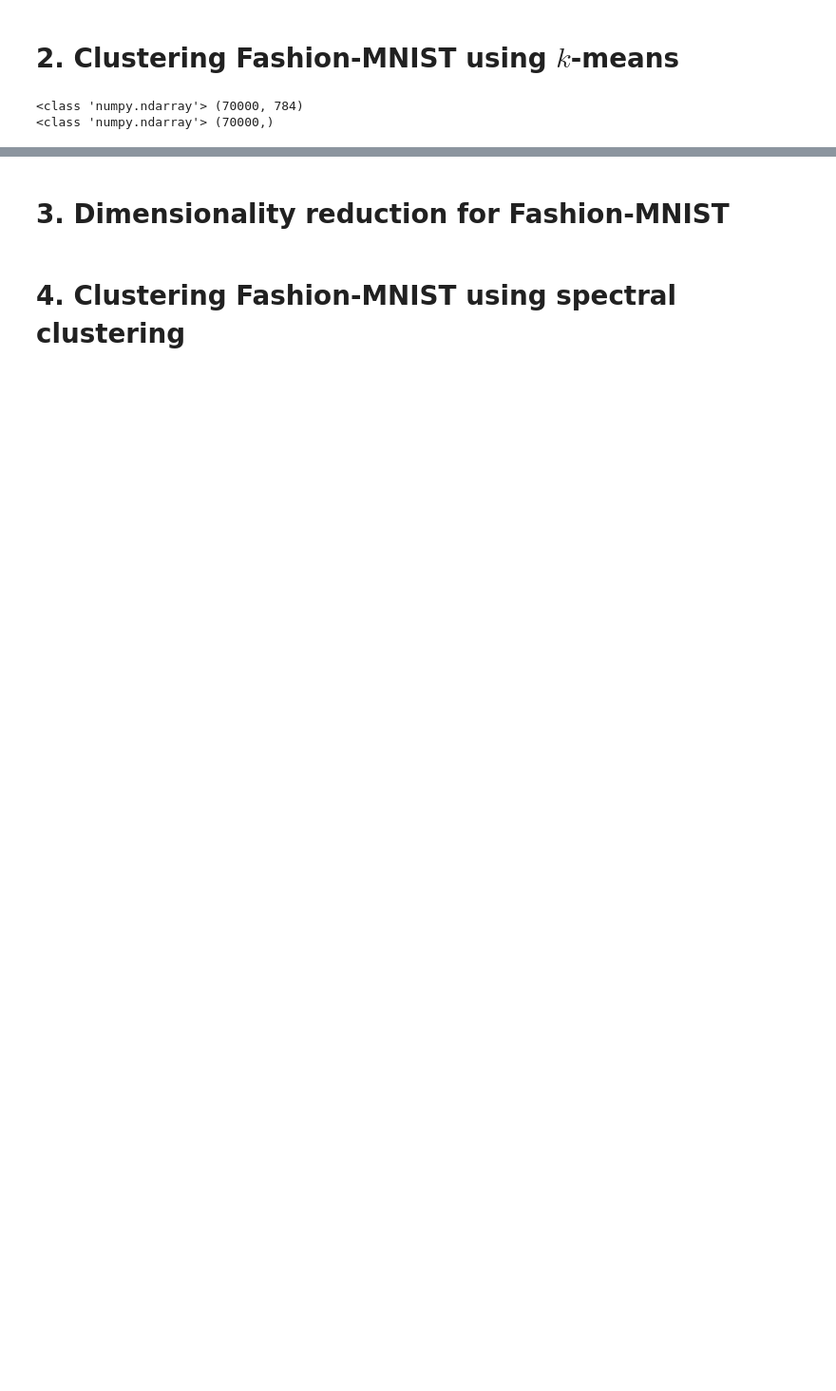
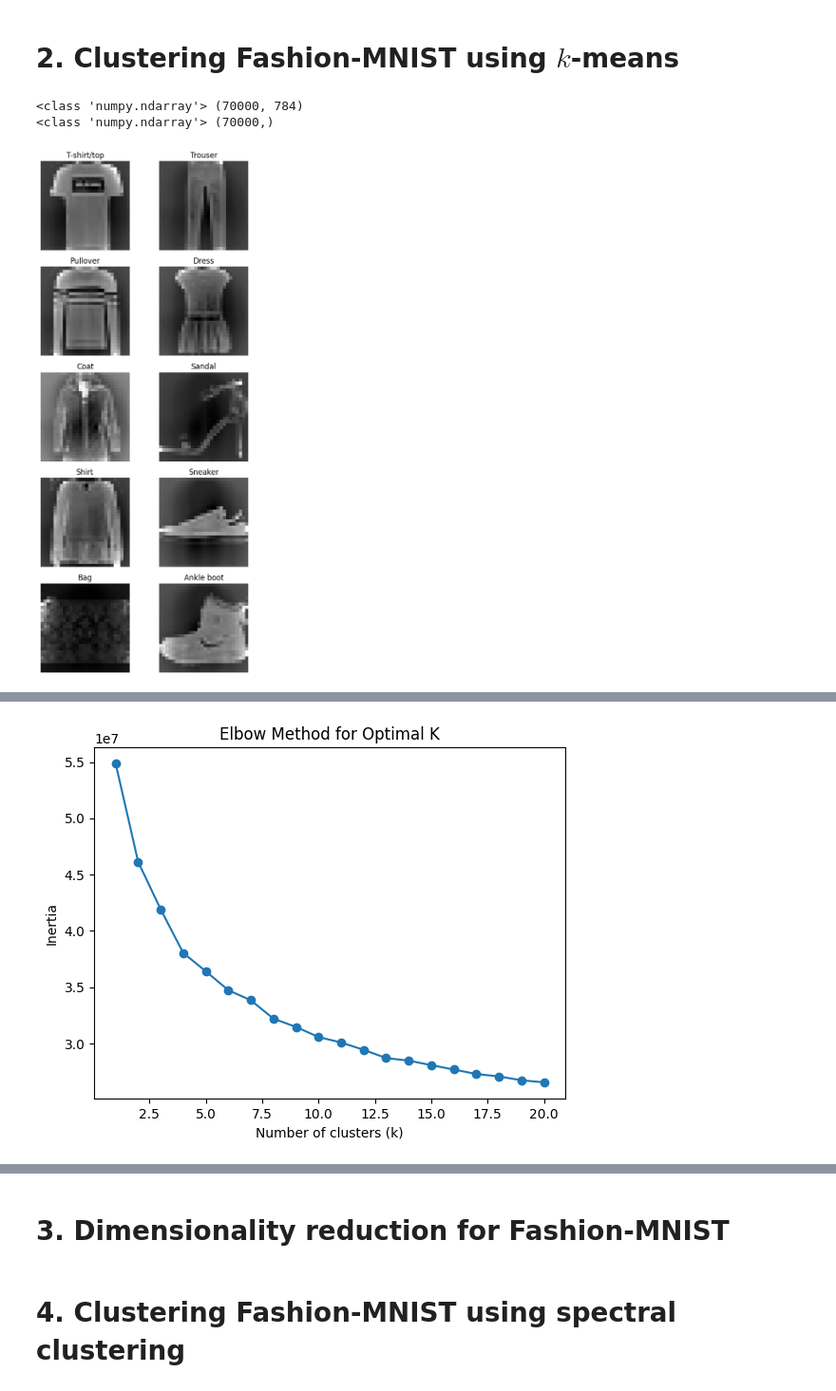
Before and after one commit to elainewong756/math-data-science-course-Project2, a Jupyter notebook: project2.ipynb, the cells around one changed output, grey strips where cells are left out. Shown: that part at 95% size. Cells and saved outputs as stored; diff of their text form; code cells hidden in the pictures; blank space fills up the shorter version.

```diff
--- a/project2.ipynb
+++ b/project2.ipynb
@@ -93,0 +123,67 @@ print(type(y),y.shape)
+# %%
+# your code here
+#plotting articles of clothing
+clothing_names = ["T-shirt/top", "Trouser", "Pullover", "Dress", "Coat", "Sandal", "Shirt", "Sneaker", "Bag", "Ankle boot"]
+
+#take first example in each class
+unique_clothing = []
+for label in np.unique(y):
+  idx = np.where(y == label)[0][0]
+  unique_clothing.append((X[idx], label))
+
+#plot 5x2
+fig,axes = plt.subplots(5,2,figsize = (6,12))
+
+for ax, (img_flattened, label) in zip(axes.flat, unique_clothing):
+  ax.imshow(img_flattened.reshape(28,28), cmap="gray")
+  ax.set_title(clothing_names[label])
+  ax.axis("off")
+plt.tight_layout()
+plt.savefig("clothings.png")
+plt.show()
+
+#k-means clusters analysis
+#standardize the dataset
+X = StandardScaler().fit_transform(X)
+
+#Computing inertia values
+inertia_values = []
+k_range = range(1,21)
+
+for k in k_range:
+  kmeans = KMeans(n_clusters = k).fit(X)
+  inertia_values.append(kmeans.inertia_)
+  print("inertia value for k-means=", k, "is", inertia_values[k-1])
+
+#elbow analysis (just use the inertia values found before and plot))
+plt.plot(k_range, inertia_values, marker = "o")
+plt.xlabel("Number of clusters (k)")
+plt.ylabel("Inertia")
+plt.title("Elbow Method for Optimal K")
+plt.savefig("elbow_analysis_fashion.png")
+plt.show()
+
+#initialize KMeans
+kmeans = KMeans(n_clusters = 10)
+y_pred = kmeans.fit_predict(X)
+
+#confusion matrix
+cm = confusion_matrix(y, y_pred)
+
+#match clusters to actual using hungarian matching algorithm
+row_ind, col_ind = linear_sum_assignment(-cm)
+mapping = dict(zip(col_ind, row_ind))
+
+#remap labels to labels of original dataset
+y_pred_mapped = np.array([mapping[label] for label in y_pred])
+
+cm_mapped = confusion_matrix(y, y_pred_mapped)
+
+sns.heatmap(cm_mapped, annot = True, fmt="d", cmap="Blues", xticklabels=clothing_names, yticklabels=clothing_names)
+plt.xlabel("Predicted Clusters")
+plt.ylabel("True Labels")
+plt.title("Confusion Matrix: Clusters vs True Labels")
+plt.savefig("confusion_matrix_fashion.png")
+plt.show()
+# %% [output]
+[figure, added]
@@ -93,0 +210 @@ print(type(y),y.shape)
+[figure, added]
```
Also changed, not shown: parts of 5 cells of this notebook.
